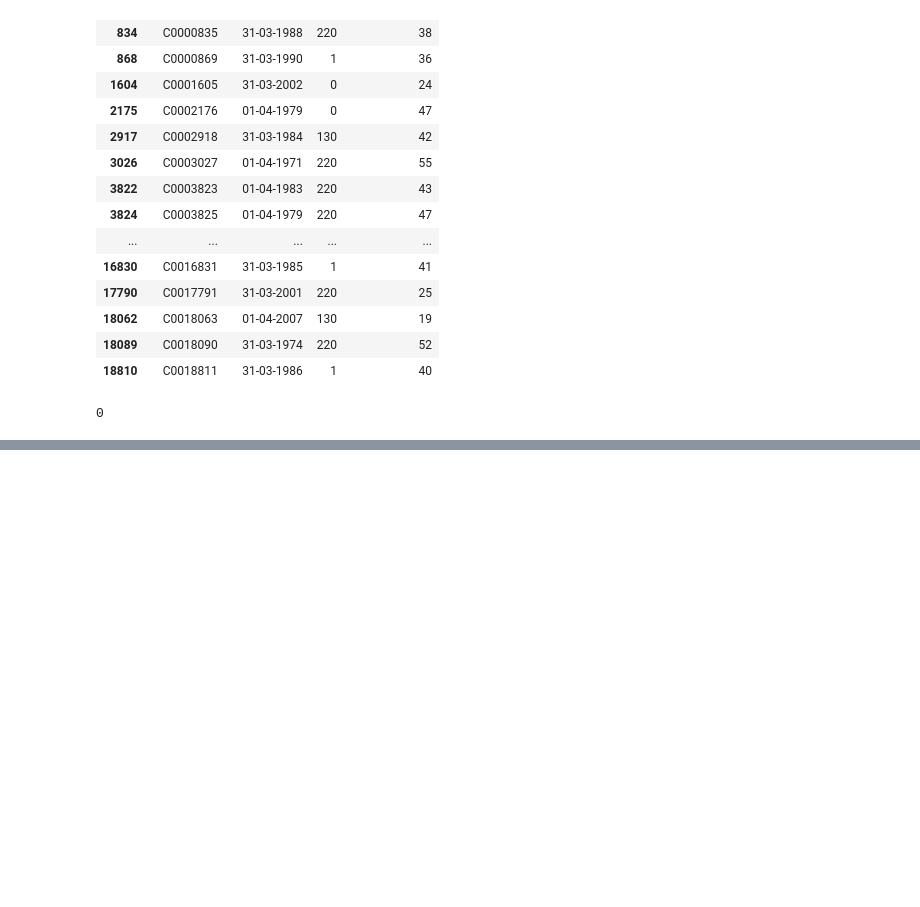
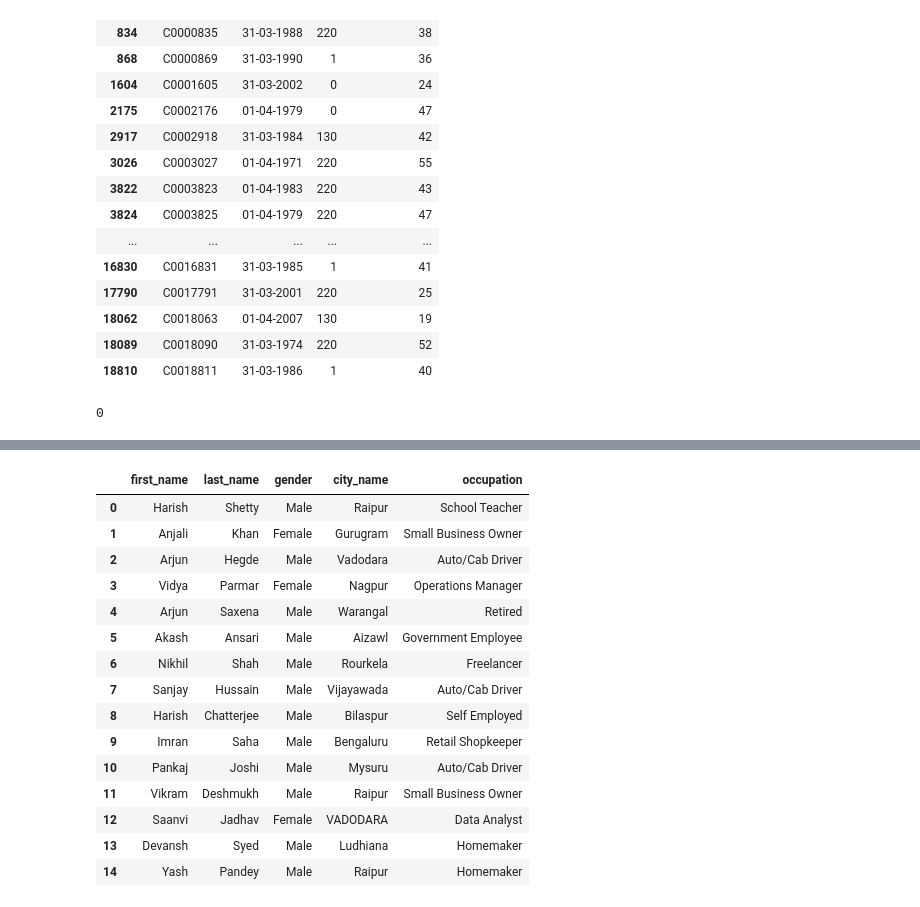
Before and after one commit to chawdadarsh215-ctrl/NexaTel-Customer-Churn-Analytics, a Jupyter notebook: notebooks/Phase1_DataCleaning_DarshChawda.ipynb, the cells around one changed output, grey strips where cells are left out. Saved outputs shown, nothing was run; the diff lists cells and outputs as text; code cells hidden in the pictures; blank space fills up the shorter version.

```diff
--- a/notebooks/Phase1_DataCleaning_DarshChawda.ipynb
+++ b/notebooks/Phase1_DataCleaning_DarshChawda.ipynb
@@ -825,0 +1357,19 @@ age_mismatch_after.shape[0]
+# %%
+customers[["first_name", "last_name", "gender", "city_name", "occupation"]].head(15)
+# %% [output]
+|  | first_name | last_name | gender | city_name | occupation |
+| 0 | Harish | Shetty | Male | Raipur | School Teacher |
+| 1 | Anjali | Khan | Female | Gurugram | Small Business Owner |
+| 2 | Arjun | Hegde | Male | Vadodara | Auto/Cab Driver |
+| 3 | Vidya | Parmar | Female | Nagpur | Operations Manager |
+| 4 | Arjun | Saxena | Male | Warangal | Retired |
+| 5 | Akash | Ansari | Male | Aizawl | Government Employee |
+| 6 | Nikhil | Shah | Male | Rourkela | Freelancer |
+| 7 | Sanjay | Hussain | Male | Vijayawada | Auto/Cab Driver |
+| 8 | Harish | Chatterjee | Male | Bilaspur | Self Employed |
+| 9 | Imran | Saha | Male | Bengaluru | Retail Shopkeeper |
+| 10 | Pankaj | Joshi | Male | Mysuru | Auto/Cab Driver |
+| 11 | Vikram | Deshmukh | Male | Raipur | Small Business Owner |
+| 12 | Saanvi | Jadhav | Female | VADODARA | Data Analyst |
+| 13 | Devansh | Syed | Male | Ludhiana | Homemaker |
+| 14 | Yash | Pandey | Male | Raipur | Homemaker |
```
Also changed, not shown: parts of 224 cells of this notebook, 24 other files.
